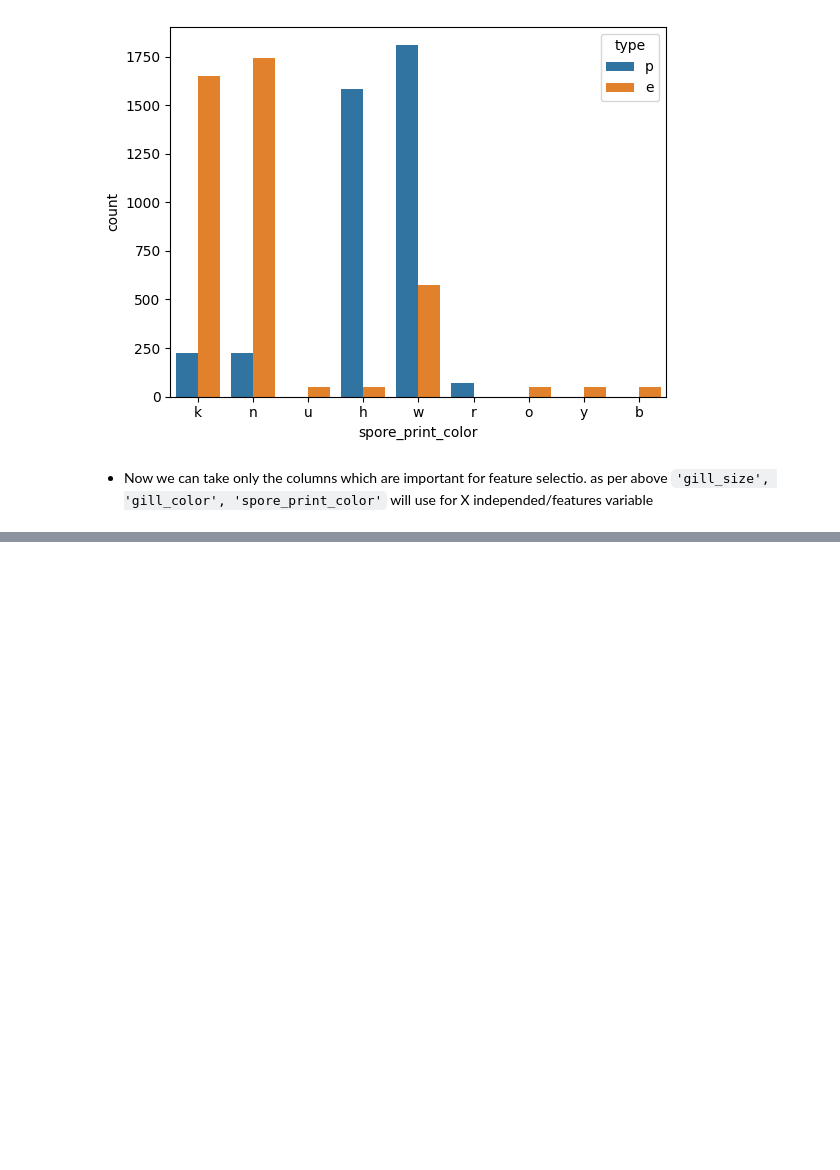
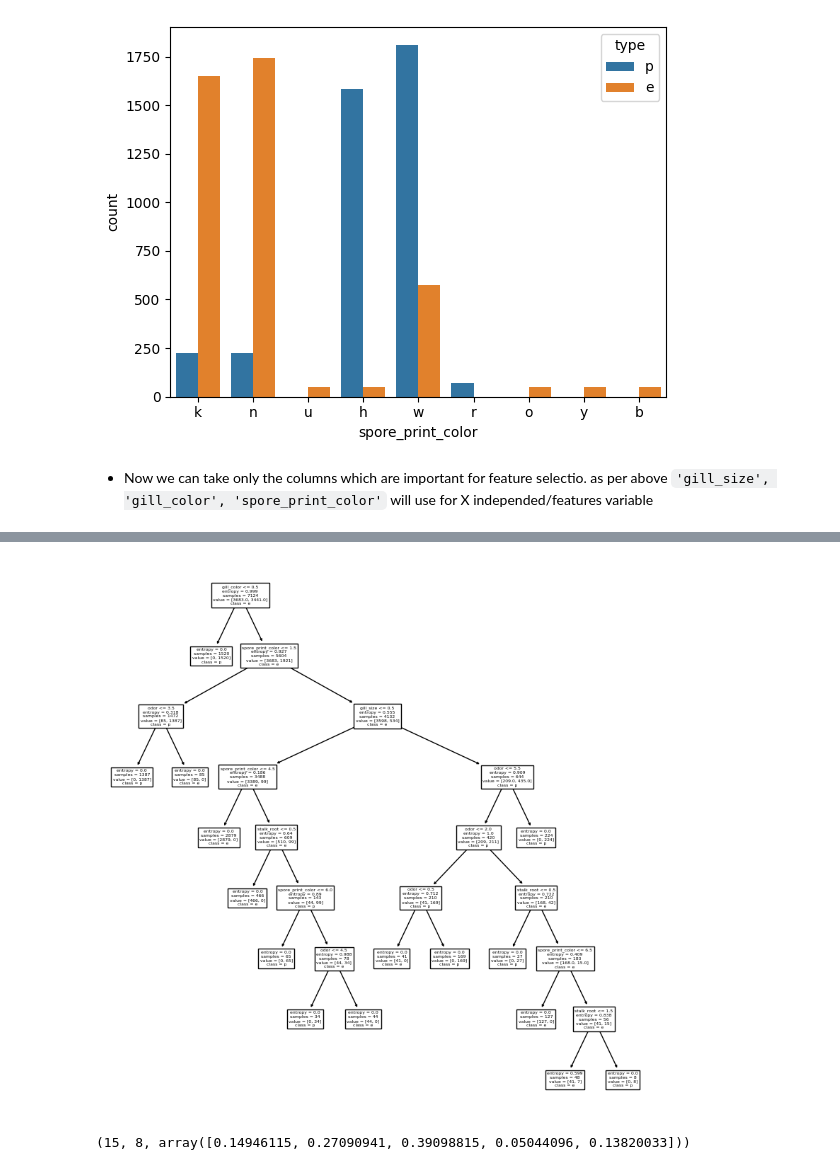
Before and after one commit to dasharepani/decisiontree, a Jupyter notebook: DT_1015_OE_Mushroom_data-1.ipynb, the cells around one changed output, grey strips where cells are left out. Saved outputs shown, nothing was run; the diff lists cells and outputs as text; code cells hidden in the pictures; blank space fills up the shorter version.

```diff
--- a/DT_1015_OE_Mushroom_data-1.ipynb
+++ b/DT_1015_OE_Mushroom_data-1.ipynb
@@ -208,0 +268,11 @@ y = mushroom['type']
+# %%
+plt.figure(figsize=(10,10))
+
+plot_tree(model, feature_names=X.columns, class_names=model.classes_)
+plt.show()
+# %% [output]
+[figure, added]
+# %%
+model.get_n_leaves(), model.get_depth(),model.feature_importances_
+# %% [output]
+(15, 8, array([0.14946115, 0.27090941, 0.39098815, 0.05044096, 0.13820033]))
```
Also changed, not shown: parts of 16 cells of this notebook, 1 other file.
